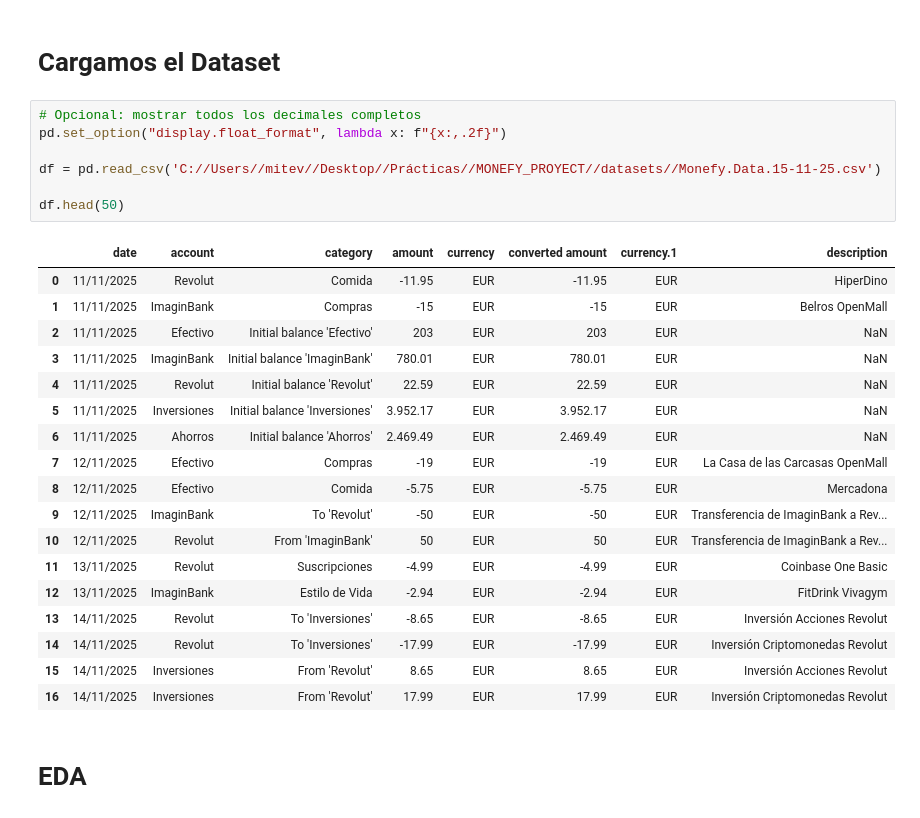
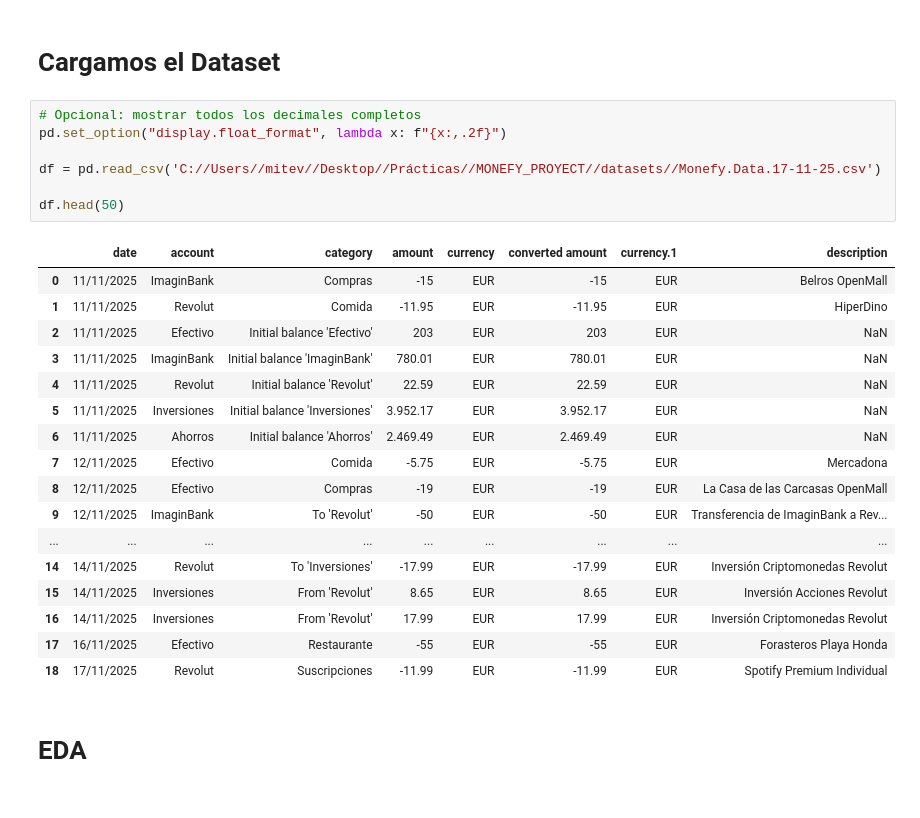
Before and after one commit to SyM97/MONEFY_PROYECT, a Jupyter notebook: monefy_eda.ipynb, the cells around one changed output. Cells and saved outputs as stored; diff of their text form.

```diff
--- a/monefy_eda.ipynb
+++ b/monefy_eda.ipynb
@@ -63,29 +63,28 @@ def clasificar_movimiento(row):
 # %%
 # Opcional: mostrar todos los decimales completos
 pd.set_option("display.float_format", lambda x: f"{x:,.2f}")
 
-df = pd.read_csv('C://Users//mitev//Desktop//Prácticas//MONEFY_PROYECT//datasets//Monefy.Data.15-11-25.csv')
+df = pd.read_csv('C://Users//mitev//Desktop//Prácticas//MONEFY_PROYECT//datasets//Monefy.Data.17-11-25.csv')
 
 df.head(50)
 # %% [output]
 |  | date | account | category | amount | currency | converted amount | currency.1 | description |
-| 0 | 11/11/2025 | Revolut | Comida | -11.95 | EUR | -11.95 | EUR | HiperDino |
-| 1 | 11/11/2025 | ImaginBank | Compras | -15 | EUR | -15 | EUR | Belros OpenMall |
+| 0 | 11/11/2025 | ImaginBank | Compras | -15 | EUR | -15 | EUR | Belros OpenMall |
+| 1 | 11/11/2025 | Revolut | Comida | -11.95 | EUR | -11.95 | EUR | HiperDino |
 | 2 | 11/11/2025 | Efectivo | Initial balance 'Efectivo' | 203 | EUR | 203 | EUR | NaN |
 | 3 | 11/11/2025 | ImaginBank | Initial balance 'ImaginBank' | 780.01 | EUR | 780.01 | EUR | NaN |
 | 4 | 11/11/2025 | Revolut | Initial balance 'Revolut' | 22.59 | EUR | 22.59 | EUR | NaN |
 | 5 | 11/11/2025 | Inversiones | Initial balance 'Inversiones' | 3.952.17 | EUR | 3.952.17 | EUR | NaN |
 | 6 | 11/11/2025 | Ahorros | Initial balance 'Ahorros' | 2.469.49 | EUR | 2.469.49 | EUR | NaN |
-| 7 | 12/11/2025 | Efectivo | Compras | -19 | EUR | -19 | EUR | La Casa de las Carcasas OpenMall |
-| 8 | 12/11/2025 | Efectivo | Comida | -5.75 | EUR | -5.75 | EUR | Mercadona |
+| 7 | 12/11/2025 | Efectivo | Comida | -5.75 | EUR | -5.75 | EUR | Mercadona |
+| 8 | 12/11/2025 | Efectivo | Compras | -19 | EUR | -19 | EUR | La Casa de las Carcasas OpenMall |
 | 9 | 12/11/2025 | ImaginBank | To 'Revolut' | -50 | EUR | -50 | EUR | Transferencia de ImaginBank a Rev... |
-| 10 | 12/11/2025 | Revolut | From 'ImaginBank' | 50 | EUR | 50 | EUR | Transferencia de ImaginBank a Rev... |
-| 11 | 13/11/2025 | Revolut | Suscripciones | -4.99 | EUR | -4.99 | EUR | Coinbase One Basic |
-| 12 | 13/11/2025 | ImaginBank | Estilo de Vida | -2.94 | EUR | -2.94 | EUR | FitDrink Vivagym |
-| 13 | 14/11/2025 | Revolut | To 'Inversiones' | -8.65 | EUR | -8.65 | EUR | Inversión Acciones Revolut |
+| ... | ... | ... | ... | ... | ... | ... | ... | ... |
 | 14 | 14/11/2025 | Revolut | To 'Inversiones' | -17.99 | EUR | -17.99 | EUR | Inversión Criptomonedas Revolut |
 | 15 | 14/11/2025 | Inversiones | From 'Revolut' | 8.65 | EUR | 8.65 | EUR | Inversión Acciones Revolut |
 | 16 | 14/11/2025 | Inversiones | From 'Revolut' | 17.99 | EUR | 17.99 | EUR | Inversión Criptomonedas Revolut |
+| 17 | 16/11/2025 | Efectivo | Restaurante | -55 | EUR | -55 | EUR | Forasteros Playa Honda |
+| 18 | 17/11/2025 | Revolut | Suscripciones | -11.99 | EUR | -11.99 | EUR | Spotify Premium Individual |
 # %% [markdown]
 # EDA
 # %%
```
Also changed, not shown: parts of 10 cells of this notebook.
